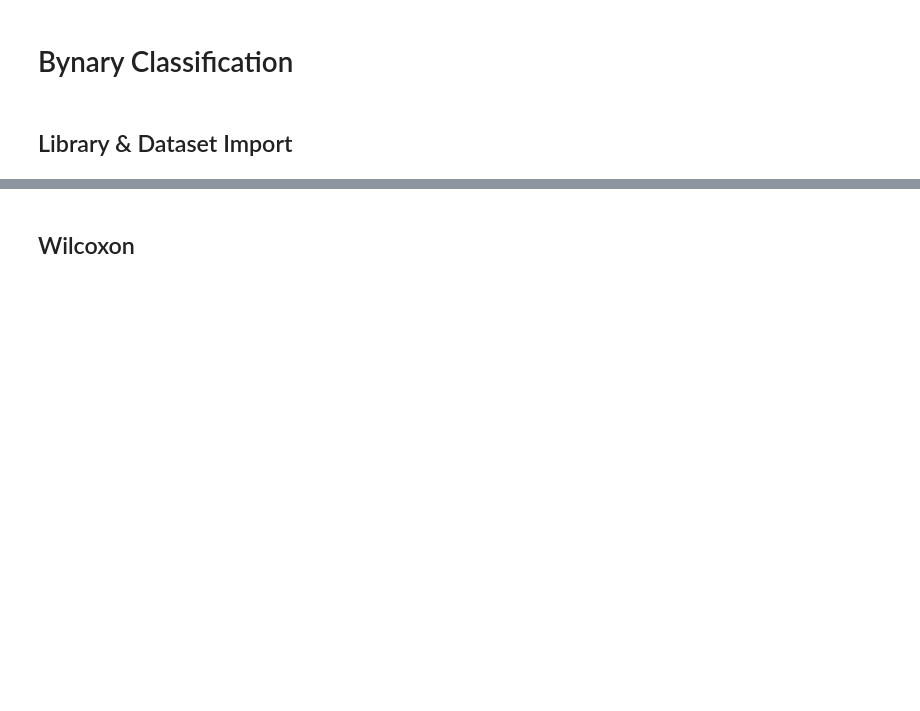
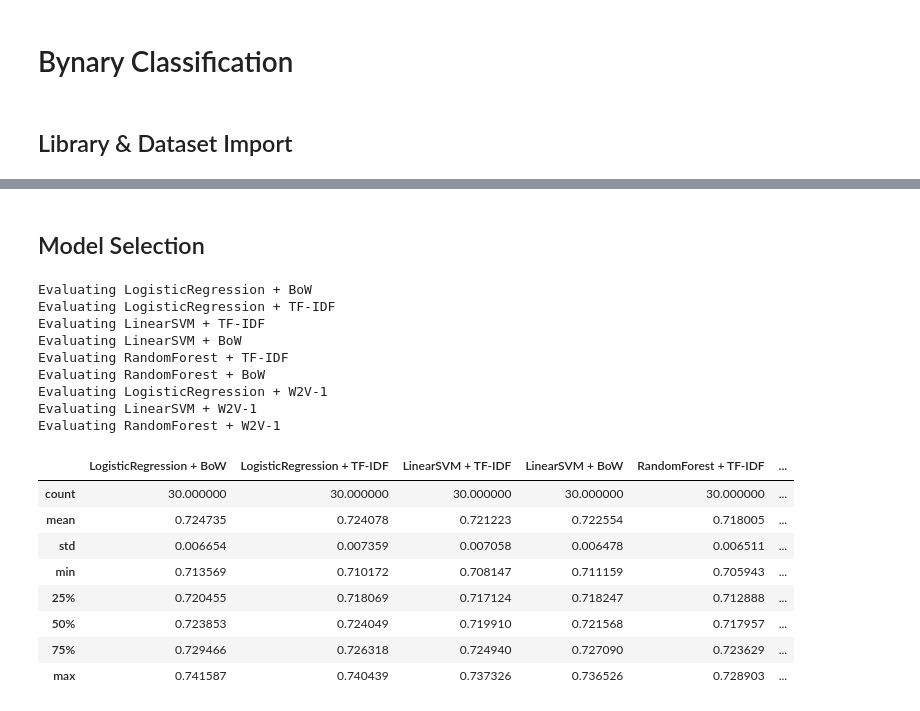
Before and after one commit to msegreto/CyberbullismDetection, a Jupyter notebook: notebook/3_BinaryClassification.ipynb, the cells around one changed output, grey strips where cells are left out. Cells and saved outputs as stored; diff of their text form; code cells hidden in the pictures; blank space fills up the shorter version.

```diff
--- a/notebook/3_BinaryClassification.ipynb
+++ b/notebook/3_BinaryClassification.ipynb
@@ -87,7 +89,7 @@ classifiers = [
     ("LinearSVM", LinearSVC(max_iter=2000), param_grid["LinearSVM"])
 ]
 
-scoring = ["accuracy", "precision", "recall", "f1"]
+scoring = ["f1_macro", "accuracy", "precision", "recall", "f1"]
 outer_cv = StratifiedKFold(n_splits=10, shuffle=True, random_state=42)
 inner_cv = StratifiedKFold(n_splits=5, shuffle=True, random_state=42)
 
@@ -107,6 +109,7 @@ for vec_name, vectorizer in combinations:
             pipe = Pipeline([
                 ("preprocessing", TextPreprocessor()),
                 ("vectorizer", vectorizer),
+                ("smote", SMOTE(random_state=42)),
                 ("model", clf)
             ])
 
@@ -114,7 +117,7 @@ for vec_name, vectorizer in combinations:
                 estimator=pipe,
                 param_grid=grid_params,
                 scoring=scoring,
-                refit="f1",
+                refit="f1_macro",
                 cv=inner_cv,
                 n_jobs=-1,
                 verbose=0
@@ -128,7 +131,8 @@ for vec_name, vectorizer in combinations:
                 "accuracy":  np.mean(y_pred == y_te),
                 "precision": precision_score(y_te, y_pred, zero_division=0),
                 "recall":    recall_score(y_te, y_pred, zero_division=0),
-                "f1":        f1_score(y_te, y_pred, zero_division=0)
+                "f1":        f1_score(y_te, y_pred, zero_division=0),
+                "f1_macro":  f1_score(y_te, y_pred, average="macro", zero_division=0)
             }
             for m, val in scores.items():
                 all_fold_metrics[m].append(val)
@@ -151,6 +155,7 @@ for vec_name, vectorizer in combinations:
         final_pipe = Pipeline([
             ("preprocessing", TextPreprocessor()),
             ("vectorizer",    vectorizer),
+            ("smote", SMOTE(random_state=42)),
             ("model",         clf)
         ])
         final_pipe.set_params(**final_params)
@@ -187,3 +192,57 @@ Chosen params (mode over 10 folds): {'model__C': 1, 'model__class_weight': 'bala
-# %% [markdown]
-## Wilcoxon
+# %% [markdown]
+## Model Selection
+# %%
+warnings.filterwarnings("ignore", category=UserWarning)
+
+y = y_binary
+
+results = pd.read_csv("../model/binary/nested_cv_results.csv")
+results = pd.DataFrame(results)\
+              .sort_values(by="Mean f1_macro", ascending=False)\
+              .reset_index(drop=True)
+results_sorted = results.head(9)
+
+cv = RepeatedStratifiedKFold(n_splits=10, n_repeats=3, random_state=42)
+scorer_f1macro = make_scorer(f1_score, average="macro")
+
+scores_dict = {}
+
+for _, row in results_sorted.iterrows():
+    vec_name = row["Vectorizer"]
+    clf_name = row["Classifier"]
+
+    print(f"Evaluating {clf_name} + {vec_name}")
+
+    model_path = f"../model/binary/{clf_name}_{vec_name}.pkl"
+    pipeline = joblib.load(model_path)
+
+    accuracy_scores = cross_val_score(
+        pipeline, X_text, y, cv=cv, scoring=scorer_f1macro, n_jobs=-1
+    )
+    key = f"{clf_name} + {vec_name}"
+    scores_dict[key] = accuracy_scores
+
+scores_df = pd.DataFrame(scores_dict)
+scores_df.to_csv("../model/binary/repeated_cv_scores.csv", index=False)
+
+display(scores_df.describe())
+# %% [output]
+Evaluating LogisticRegression + BoW
+Evaluating LogisticRegression + TF-IDF
+Evaluating LinearSVM + TF-IDF
+Evaluating LinearSVM + BoW
+Evaluating RandomForest + TF-IDF
+Evaluating RandomForest + BoW
+Evaluating LogisticRegression + W2V-1
+Evaluating LinearSVM + W2V-1
+Evaluating RandomForest + W2V-1
+|  | LogisticRegression + BoW | LogisticRegression + TF-IDF | LinearSVM + TF-IDF | LinearSVM + BoW | RandomForest + TF-IDF | ... |
+| count | 30.000000 | 30.000000 | 30.000000 | 30.000000 | 30.000000 | ... |
+| mean | 0.724735 | 0.724078 | 0.721223 | 0.722554 | 0.718005 | ... |
+| std | 0.006654 | 0.007359 | 0.007058 | 0.006478 | 0.006511 | ... |
+| min | 0.713569 | 0.710172 | 0.708147 | 0.711159 | 0.705943 | ... |
+| 25% | 0.720455 | 0.718069 | 0.717124 | 0.718247 | 0.712888 | ... |
+| 50% | 0.723853 | 0.724049 | 0.719910 | 0.721568 | 0.717957 | ... |
+| 75% | 0.729466 | 0.726318 | 0.724940 | 0.727090 | 0.723629 | ... |
+| max | 0.741587 | 0.740439 | 0.737326 | 0.736526 | 0.728903 | ... |
 # %%
```
Also changed, not shown: parts of 7 cells of this notebook, 33 other files.
